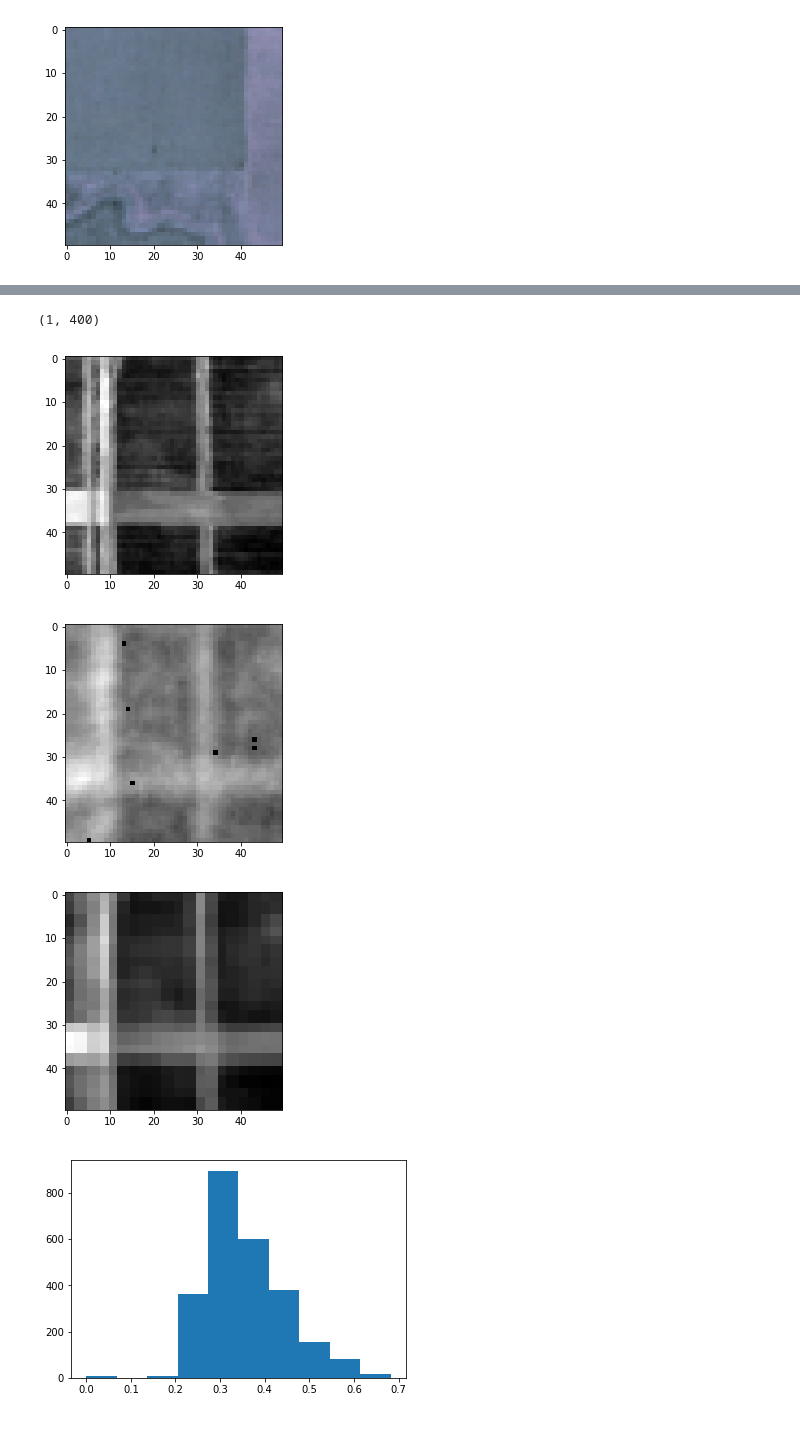
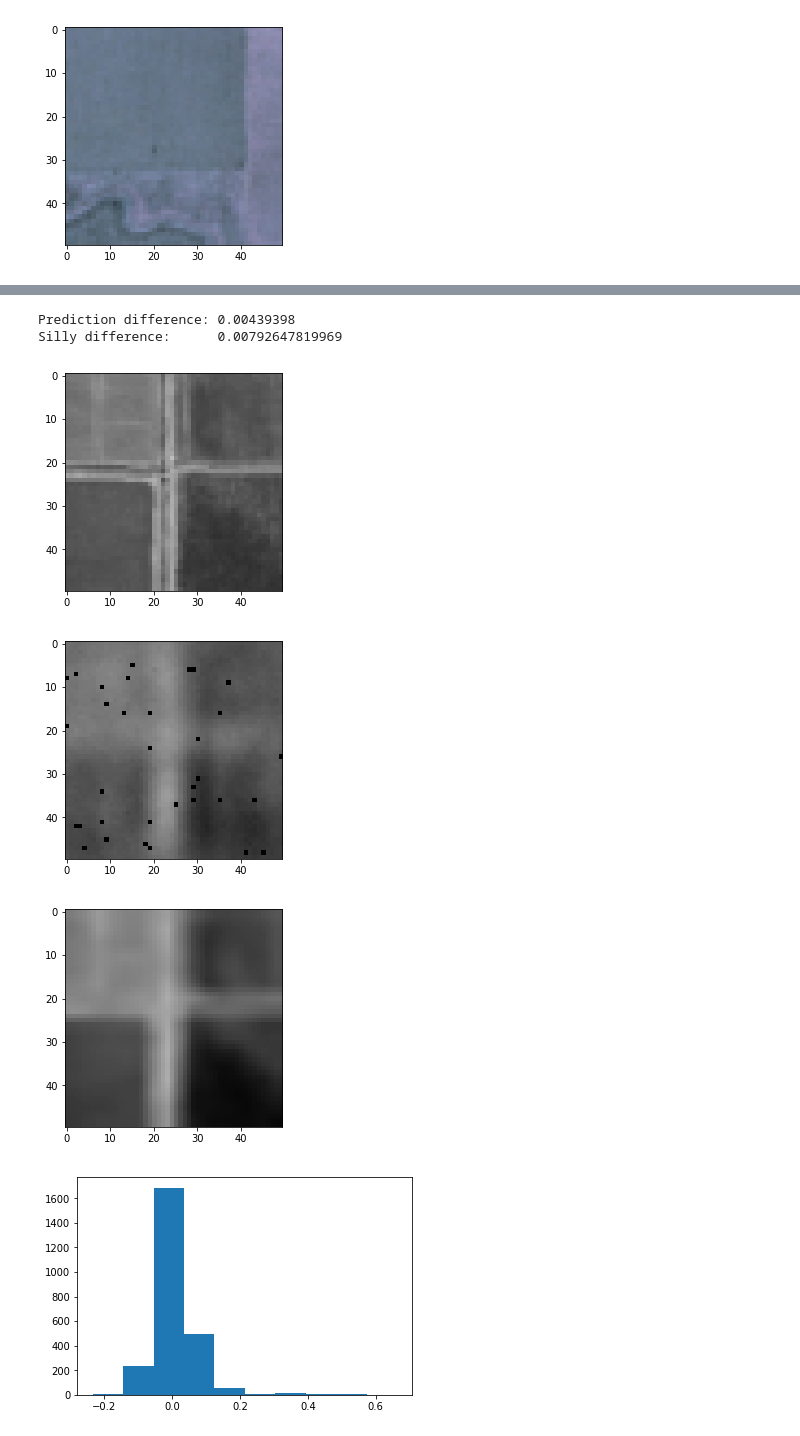
Before and after one commit to jldowns/google_earth_engine_notebook, a Jupyter notebook: notebook/4-Unsupervised.ipynb, the cells around one changed output, grey strips where cells are left out. Drawn from its saved outputs; the diff is of its cells as text; code cells hidden in the pictures.

```diff
--- a/notebook/4-Unsupervised.ipynb
+++ b/notebook/4-Unsupervised.ipynb
@@ -261,20 +258,20 @@ loss = tf.reduce_mean(tf.pow(y_true - y_pred, 2))
 #
 from IPython.display import clear_output
 
-DATA_DIR="./ch3_data"
-TRAIN_IMG_DIR=os.path.join(DATA_DIR, "train_imgs")
-TRAIN_IMG_LABELS=os.path.join(DATA_DIR, "train.txt")
-TEST_IMG_DIR=os.path.join(DATA_DIR, "test_imgs")
-TEST_IMG_LABELS=os.path.join(DATA_DIR, "test.txt")
 
-TRAIN_PROTO_FILENAME = "gee_train.tfrecords"
-
-
+global_step = tf.Variable(0, trainable=False)
+starter_learning_rate = 1e-3
+learning_rate = tf.train.exponential_decay(learning_rate = starter_learning_rate,
+                                           global_step = global_step,
+                                           decay_steps = 200,
+                                           decay_rate = 0.96,
+                                           staircase=True)
 
 
 update_ops = tf.get_collection(tf.GraphKeys.UPDATE_OPS) # batch norm
 with tf.control_dependencies(update_ops): # batch norm
-    optimizer = tf.train.AdamOptimizer(1e-3).minimize(loss)
+
+    optimizer = tf.train.AdamOptimizer(learning_rate).minimize(loss, global_step=global_step)
 
 
 # Initialize tensorflow
@@ -285,14 +282,14 @@ sess.run(tf.global_variables_initializer())
 tf.train.start_queue_runners(sess=sess)
 
 # And run 10k iterations
-for i in range(10000):
+for i in range(30000):
 
     # Debug output
-    if i%100 == 0:
+    if i%100 == 1:
         prediction, loss_out = sess.run( fetches = [y_pred, loss],
                                          feed_dict={training: False, batch_size:256})
         print i, ":", loss_out
 
     # run an iteration
-    optimizer.run(feed_dict={training: True, batch_size:16})
+    optimizer.run(feed_dict={training: True, batch_size:256})
 # %% [output]
@@ -316,24 +314,33 @@ for i in range(10000):
 # %%
 # Prediction
 
 # farm, city, mountain
 
 
 img_in, prediction, loss_out, feature_vector = sess.run( fetches = [y_true,y_pred, loss, fc2],
                                          feed_dict={training: False, batch_size:1})
 
-print feature_vector.shape
-plt.imshow(img_in.reshape((50,50)), cmap='gray'); plt.show()
-plt.imshow(prediction.reshape((50,50)), cmap='gray'); plt.show()
-silly_img = scipy.misc.imresize(scipy.misc.imresize(img_in.reshape((50,50)), (20,20)), (50,50), 'nearest')
-plt.imshow(silly_img, cmap='gray'); plt.show()
-plt.hist(prediction.flatten()); plt.show()
+img_in = img_in.reshape((50,50))
+prediction = prediction.reshape((50,50))
+
+silly_img = scipy.misc.imresize(scipy.misc.imresize(img_in, (16,16)), (50,50)) / 255.0
+diff_img = img_in - prediction
+
+
+print "Prediction difference:", np.mean(np.square(img_in - prediction))
+print "Silly difference:     ", np.mean(np.square(img_in - silly_img))
+
+plt.imshow(img_in, cmap='gray', vmin=0, vmax=1); plt.show()
+plt.imshow(prediction, cmap='gray', vmin=0, vmax=1); plt.show()
+plt.imshow(silly_img, cmap='gray', vmin=0, vmax=1); plt.show()
+plt.hist(diff_img.flatten()); plt.show()
 # %% [output]
-(1, 400)
+Prediction difference: 0.00439398
+Silly difference:      0.00792647819969
-[figure, old version]
+[figure, new version]
-[figure, old version]
+[figure, new version]
-[figure, old version]
+[figure, new version]
-[figure, old version]
+[figure, new version]
 # %%
 #
 # Clustering
```
Also changed, not shown: parts of 3 cells of this notebook, 6 other files.
